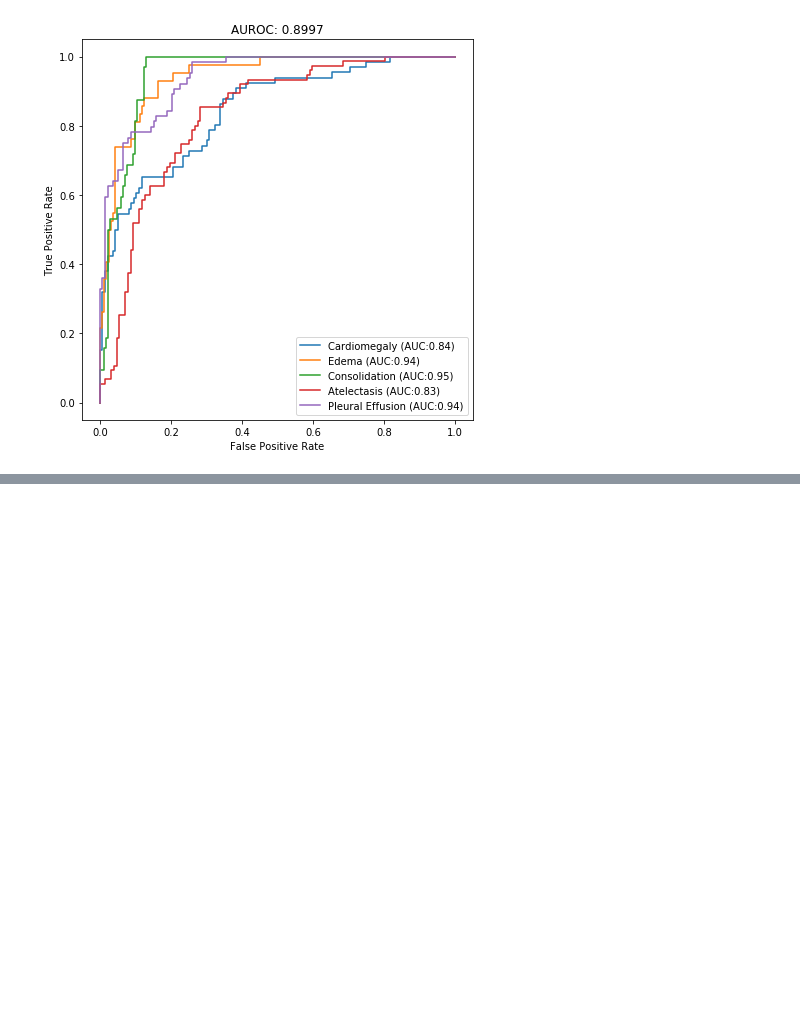
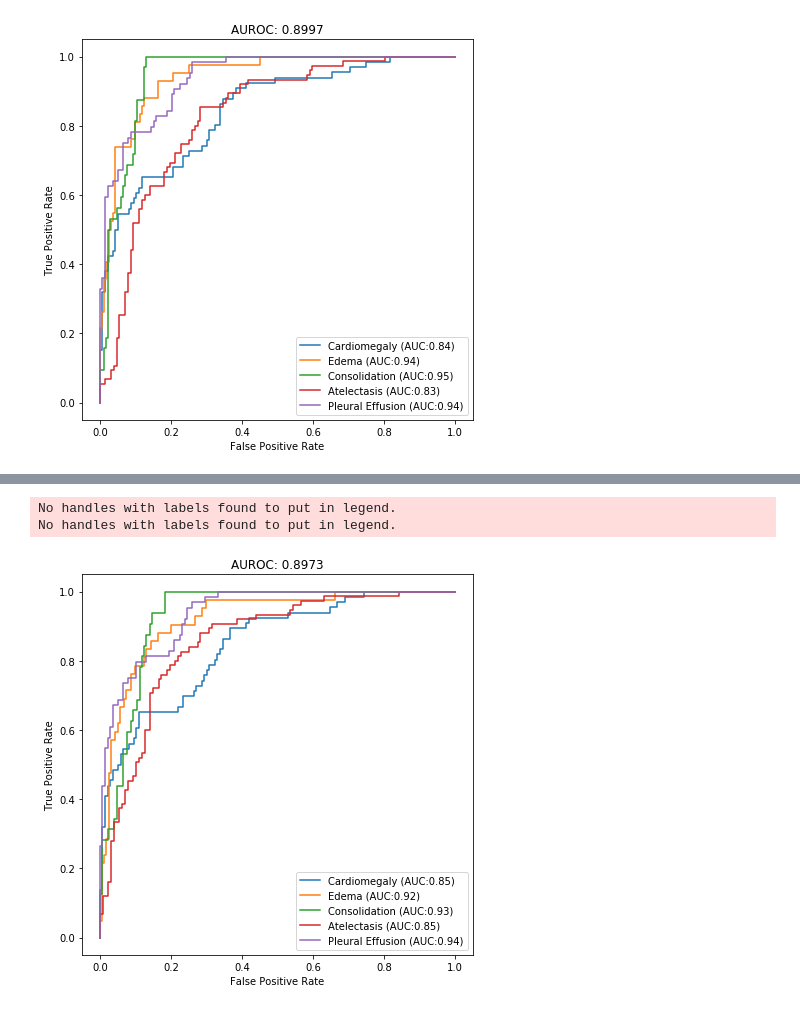
Before and after one commit to luca-nassano/ChestXRAY, a Jupyter notebook: Chexpert_Classification.ipynb, the cells around one changed output, grey strips where cells are left out. Saved outputs shown, nothing was run; the diff lists cells and outputs as text; code cells hidden in the pictures; blank space fills up the shorter version.

```diff
--- a/Chexpert_Classification.ipynb
+++ b/Chexpert_Classification.ipynb
@@ -657,0 +711,18 @@ No handles with labels found to put in legend.
+# %%
+import numpy as np
+rf_predictions = np.load('/content/drive/My Drive/rf_predictions.npy')
+# %%
+from scipy.stats import entropy
+rf_entropies = entropy([rf_predictions,1-rf_predictions],base = 2)
+nn_entropies = entropy([nn_predictions,1-nn_predictions],base = 2)
+# %%
+rf_weighted_predictions = np.average(rf_predictions,axis=0,weights=1-rf_entropies)
+nn_weighted_predictions = np.average(nn_predictions,axis=0,weights=1-nn_entropies)
+# %%
+final_predictions = np.average([rf_weighted_predictions,nn_weighted_predictions],axis=0)
+# %%
+plot_result(test_Y,final_predictions)
+# %% [output]
+No handles with labels found to put in legend.
+No handles with labels found to put in legend.
+[figure, added]
```
Also changed, not shown: parts of 22 cells of this notebook.
